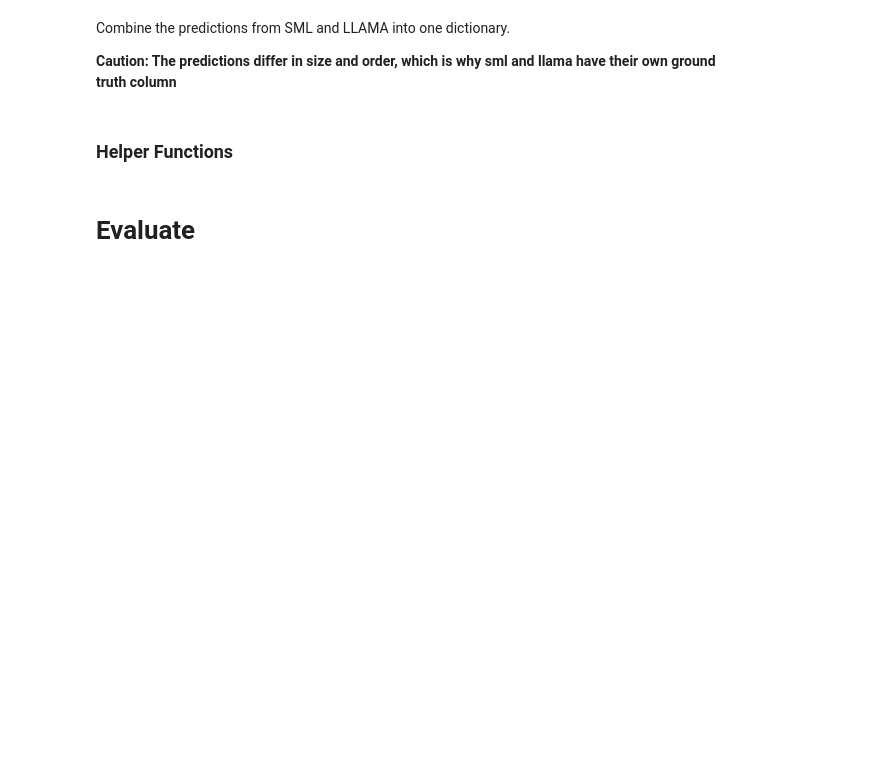
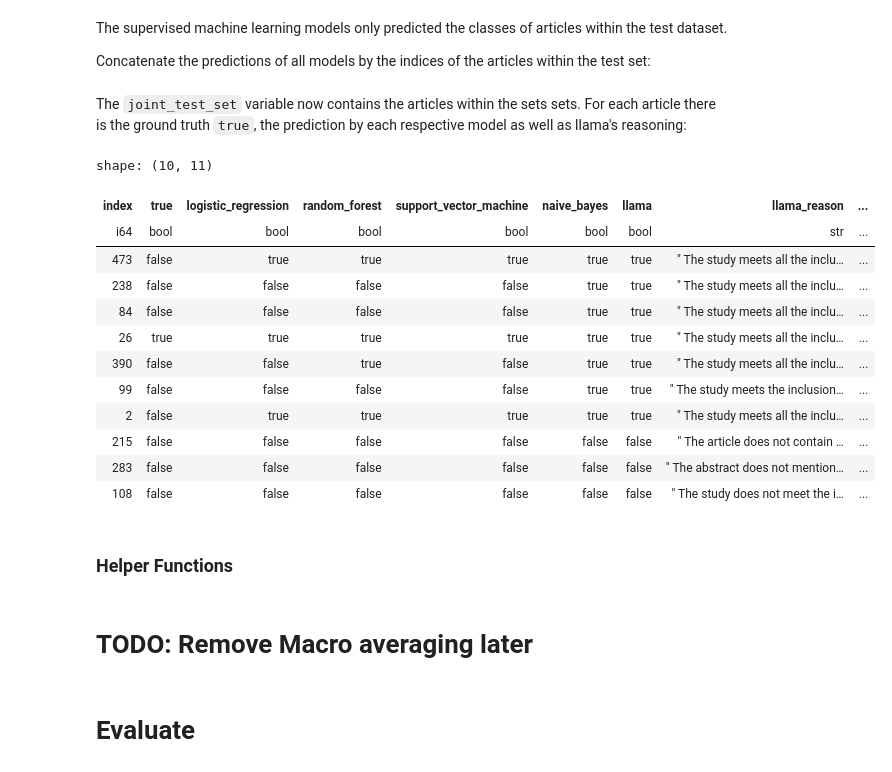
Before and after one commit to MarcoAigner/automated_title_abstract_screening, a Jupyter notebook: chapters/notebooks/3_4_results/calculation.ipynb, the cells around one changed output. Drawn from its saved outputs; the diff is of its cells as text; code cells hidden in the pictures; blank space fills up the shorter version.

````diff
--- a/chapters/notebooks/3_4_results/calculation.ipynb
+++ b/chapters/notebooks/3_4_results/calculation.ipynb
@@ -35,35 +46,42 @@ preds_llama = {
         }
     ).with_columns(
         datasets[subject].select(
+            pl.col('index').alias('index'),
             pl.col('include').alias('true_llama')
         )
     )
     for subject, predictions in preds_llama.items()
 }
-# %% [markdown]
-Combine the predictions from SML and LLAMA into one dictionary.
-
-**Caution: The predictions differ in size and order, which is why sml and llama have their own ground truth column**
+# %% [markdown]
+The supervised machine learning models only predicted the classes of articles within the test dataset.
+
+Concatenate the predictions of all models by the indices of the articles within the test set:
 # %%
-joint_preds = {
-    subject: pl.concat(
-        [
-            predictions.rename(
-                {
-                    'true': 'true_sml'
-                }
-            ),
-            preds_llama[subject].select(
-                [
-                    'true_llama',
-                    'llama',
-                    'llama_reason']
-            )
-        ],
-        how='horizontal'
-    )
+joint_test_set = {
+    subject: predictions.join(
+        preds_llama[subject], on='index'
+    ).drop(['true_llama'])
     for subject, predictions in preds_sml.items()
 }
+# %% [markdown]
+The ```joint_test_set``` variable now contains the articles within the sets sets.
+For each article there is the ground truth ``true``, the prediction by each respective model as well as llama's reasoning:
+# %%
+joint_test_set['oral_hypoglycemics'].sample(10)
+# %% [output]
+shape: (10, 11)
+| index | true | logistic_regression | random_forest | support_vector_machine | naive_bayes | llama | llama_reason | ... |
+| i64 | bool | bool | bool | bool | bool | bool | str | ... |
+| 473 | false | true | true | true | true | true | " The study meets all the inclu… | ... |
+| 238 | false | false | false | false | true | true | " The study meets all the inclu… | ... |
+| 84 | false | false | false | false | true | true | " The study meets all the inclu… | ... |
+| 26 | true | true | true | true | true | true | " The study meets all the inclu… | ... |
+| 390 | false | false | true | false | true | true | " The study meets all the inclu… | ... |
+| 99 | false | false | false | false | true | true | " The study meets the inclusion… | ... |
+| 2 | false | true | true | true | true | true | " The study meets all the inclu… | ... |
+| 215 | false | false | false | false | false | false | " The article does not contain … | ... |
+| 283 | false | false | false | false | false | false | " The abstract does not mention… | ... |
+| 108 | false | false | false | false | false | false | " The study does not meet the i… | ... |
 # %% [markdown]
 ### Helper Functions
 # %%
@@ -107,5 +127,7 @@ def generate_bootstrap_samples(
         )
 
     return samples
+# %% [markdown]
+# TODO: Remove Macro averaging later
 # %%
 def metric_with_ci(
````
Also changed, not shown: parts of 20 cells of this notebook.
